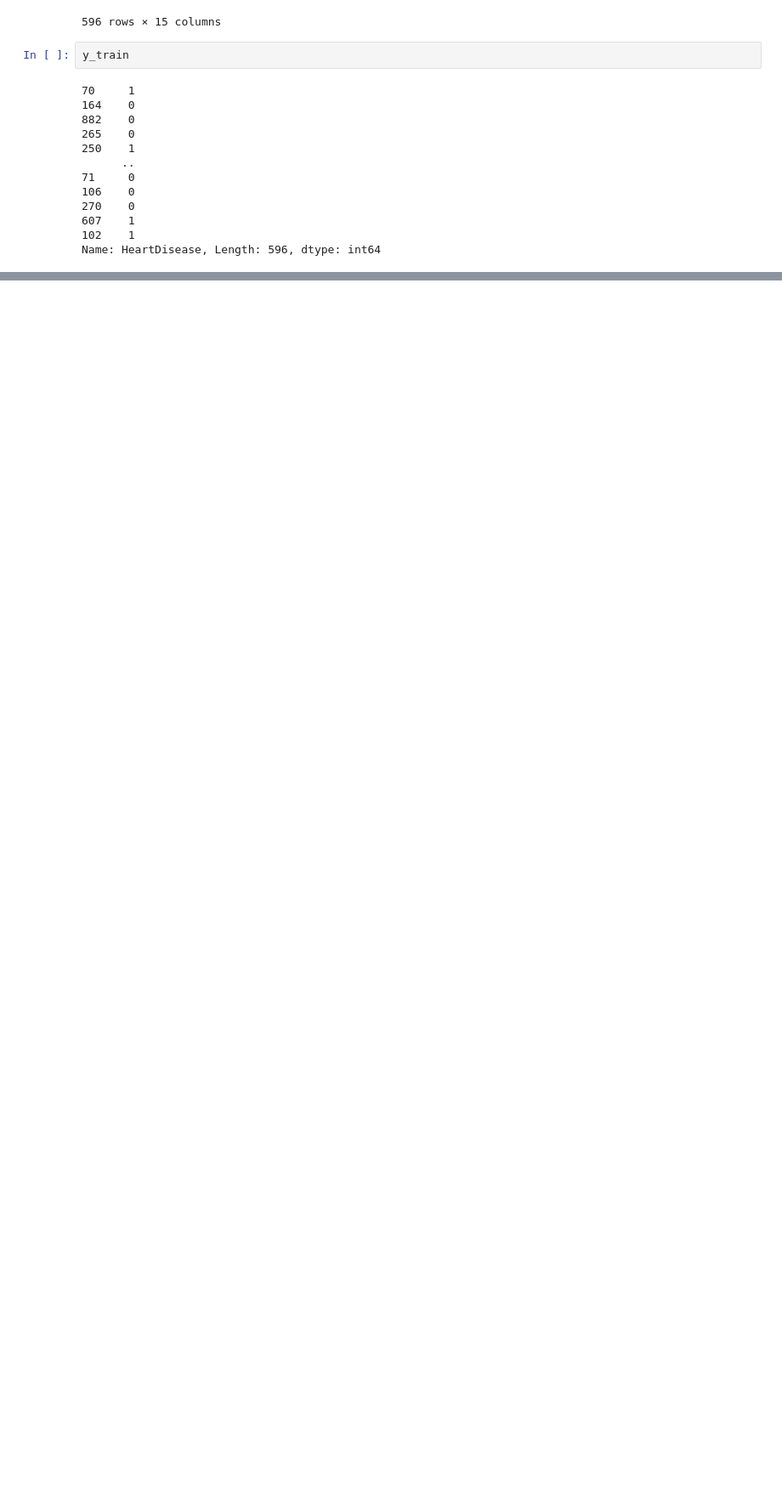
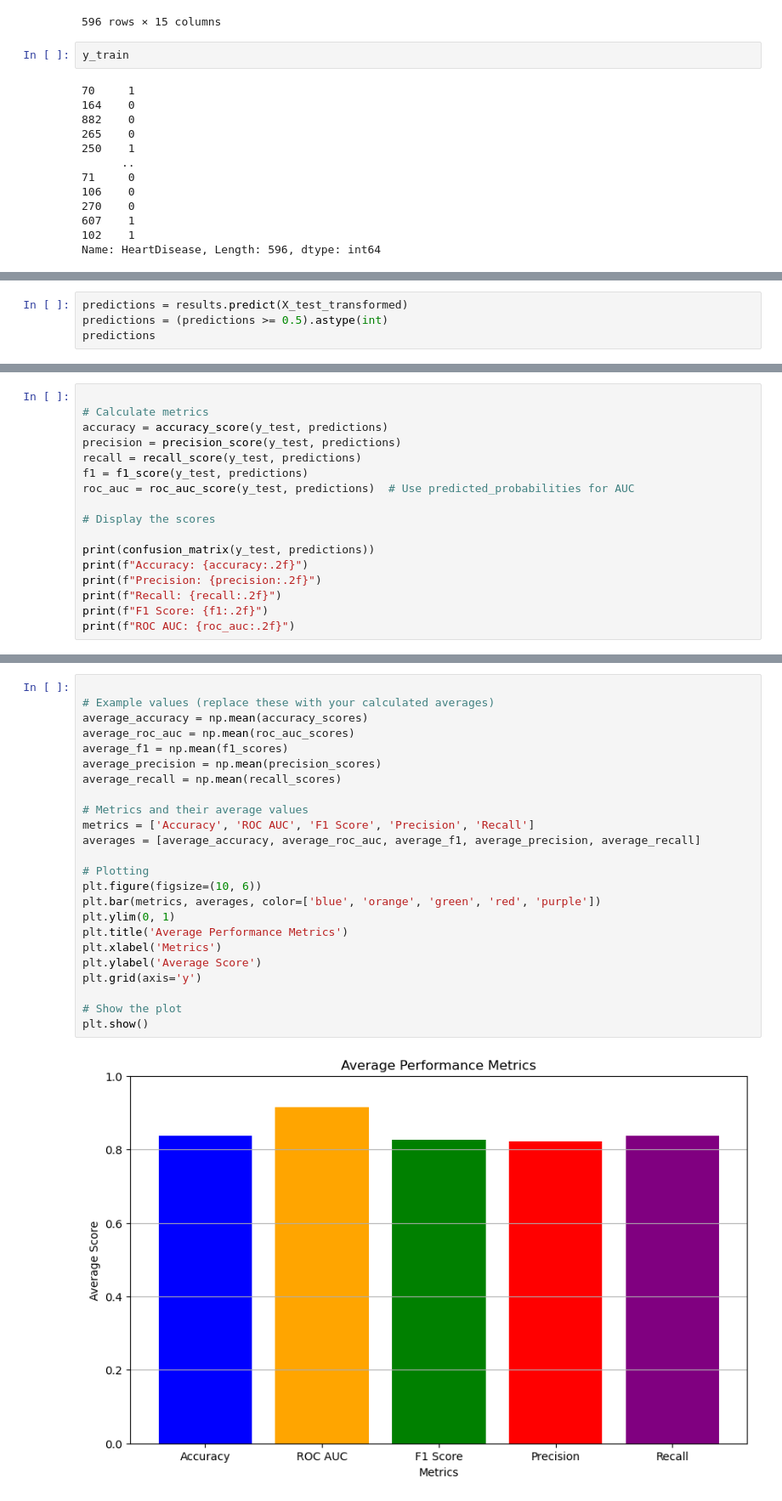
Before and after one commit to ivanchantf/cvd-project, a Jupyter notebook: main.ipynb, the cells around one changed output, grey strips where cells are left out. Shown at 85% size. Saved outputs shown, nothing was run; the diff lists cells and outputs as text; blank space fills up the shorter version.

```diff
--- a/main.ipynb
+++ b/main.ipynb
@@ -594,0 +666,4 @@ Name: HeartDisease, Length: 596, dtype: int64
+# %%
+predictions = results.predict(X_test_transformed)
+predictions = (predictions >= 0.5).astype(int)
+predictions
@@ -594,0 +698,17 @@ Name: HeartDisease, Length: 596, dtype: int64
+# %%
+
+# Calculate metrics
+accuracy = accuracy_score(y_test, predictions)
+precision = precision_score(y_test, predictions)
+recall = recall_score(y_test, predictions)
+f1 = f1_score(y_test, predictions)
+roc_auc = roc_auc_score(y_test, predictions)  # Use predicted_probabilities for AUC
+
+# Display the scores
+
+print(confusion_matrix(y_test, predictions))
+print(f"Accuracy: {accuracy:.2f}")
+print(f"Precision: {precision:.2f}")
+print(f"Recall: {recall:.2f}")
+print(f"F1 Score: {f1:.2f}")
+print(f"ROC AUC: {roc_auc:.2f}")
@@ -595 +773,27 @@ Name: HeartDisease, Length: 596, dtype: int64
+# %%
+
+# Example values (replace these with your calculated averages)
+average_accuracy = np.mean(accuracy_scores)
+average_roc_auc = np.mean(roc_auc_scores)
+average_f1 = np.mean(f1_scores)
+average_precision = np.mean(precision_scores)
+average_recall = np.mean(recall_scores)
+
+# Metrics and their average values
+metrics = ['Accuracy', 'ROC AUC', 'F1 Score', 'Precision', 'Recall']
+averages = [average_accuracy, average_roc_auc, average_f1, average_precision, average_recall]
+
+# Plotting
+plt.figure(figsize=(10, 6))
+plt.bar(metrics, averages, color=['blue', 'orange', 'green', 'red', 'purple'])
+plt.ylim(0, 1)
+plt.title('Average Performance Metrics')
+plt.xlabel('Metrics')
+plt.ylabel('Average Score')
+plt.grid(axis='y')
+
+# Show the plot
+plt.show()
+# %% [output]
+[figure, added]
 # %%
```
Also changed, not shown: parts of 14 cells of this notebook.
